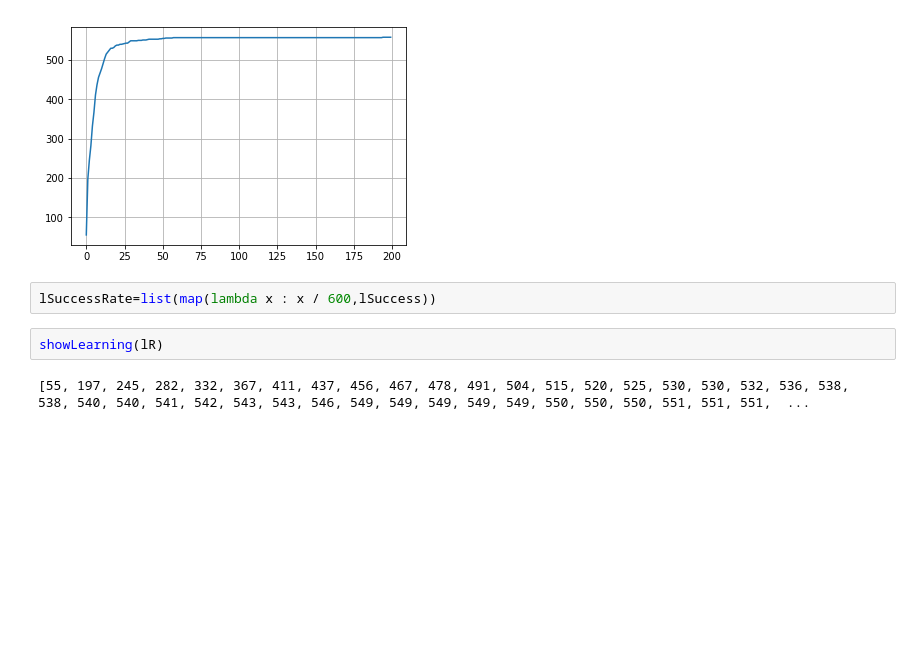
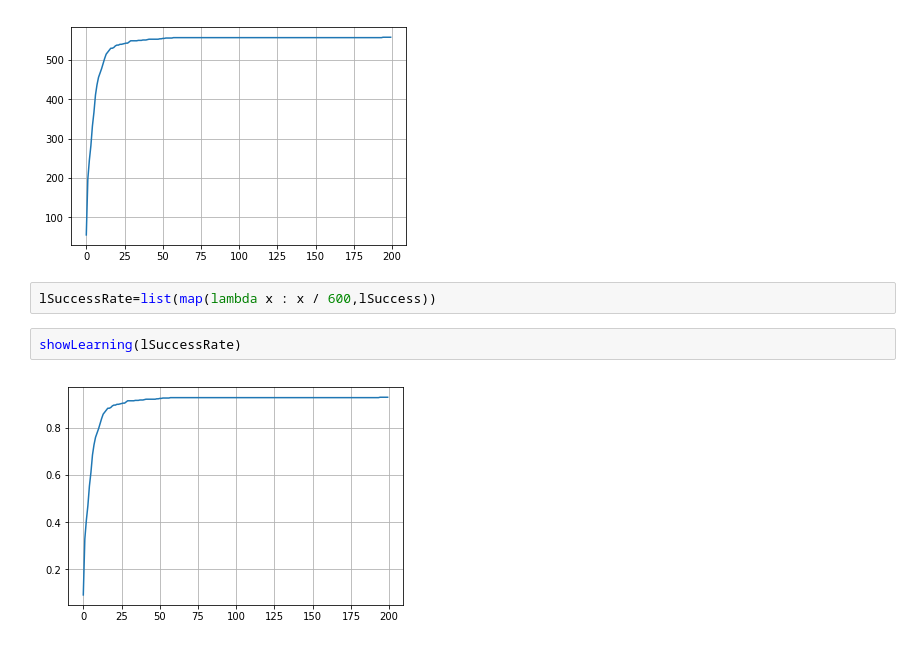
Before and after one commit to FrancoisPgm/apprentissage_auto, a Jupyter notebook: DeepLearning.ipynb, the cells around one changed output. Drawn from its saved outputs; the diff is of its cells as text; blank space fills up the shorter version.

```diff
--- a/DeepLearning.ipynb
+++ b/DeepLearning.ipynb
@@ -220,6 +220,6 @@ showLearning(lSuccess)
 # %%
 lSuccessRate=list(map(lambda x : x / 600,lSuccess))
 # %%
-showLearning(lR)
+showLearning(lSuccessRate)
 # %% [output]
-[55, 197, 245, 282, 332, 367, 411, 437, 456, 467, 478, 491, 504, 515, 520, 525, 530, 530, 532, 536, 538, 538, 540, 540, 541, 542, 543, 543, 546, 549, 549, 549, 549, 549, 550, 550, 550, 551, 551, 551,  ...
+[figure, added]
```
Also changed, not shown: parts of 8 cells of this notebook.
